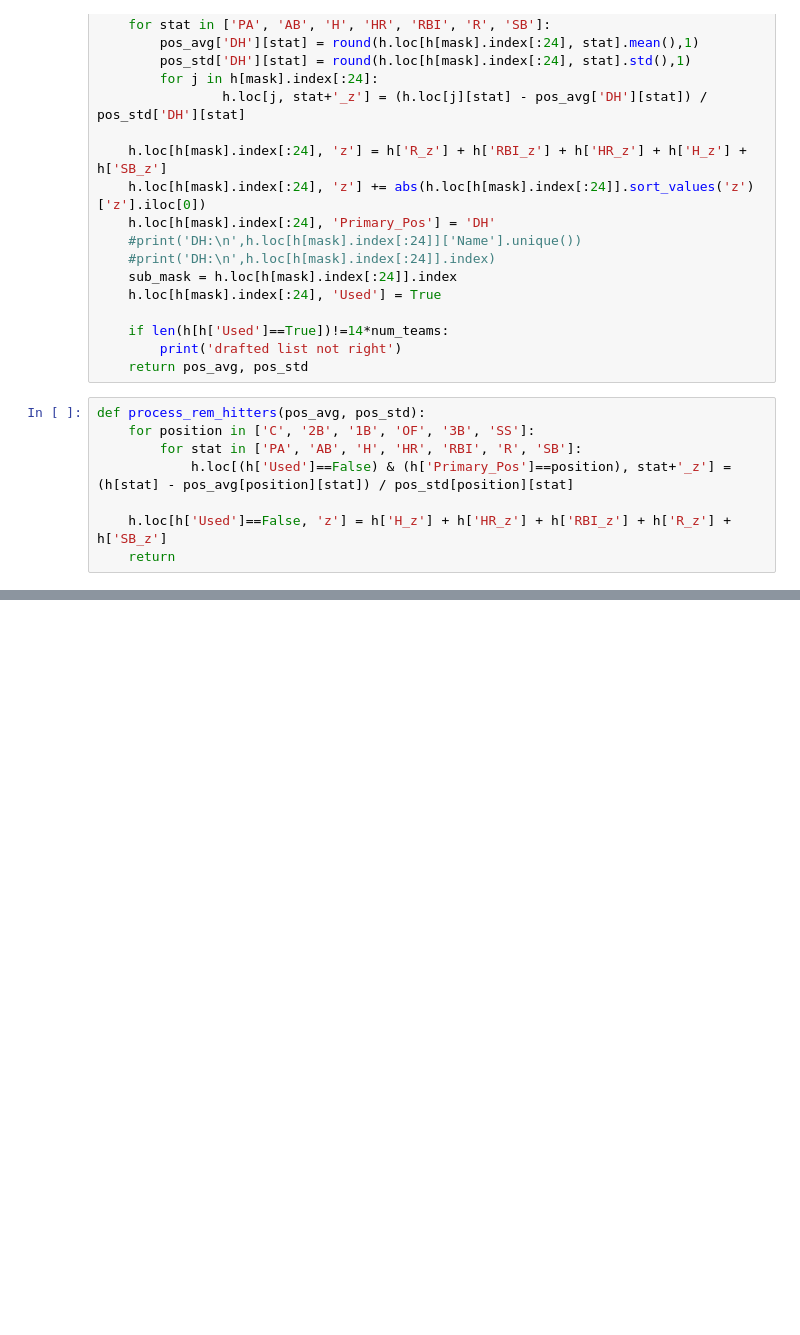
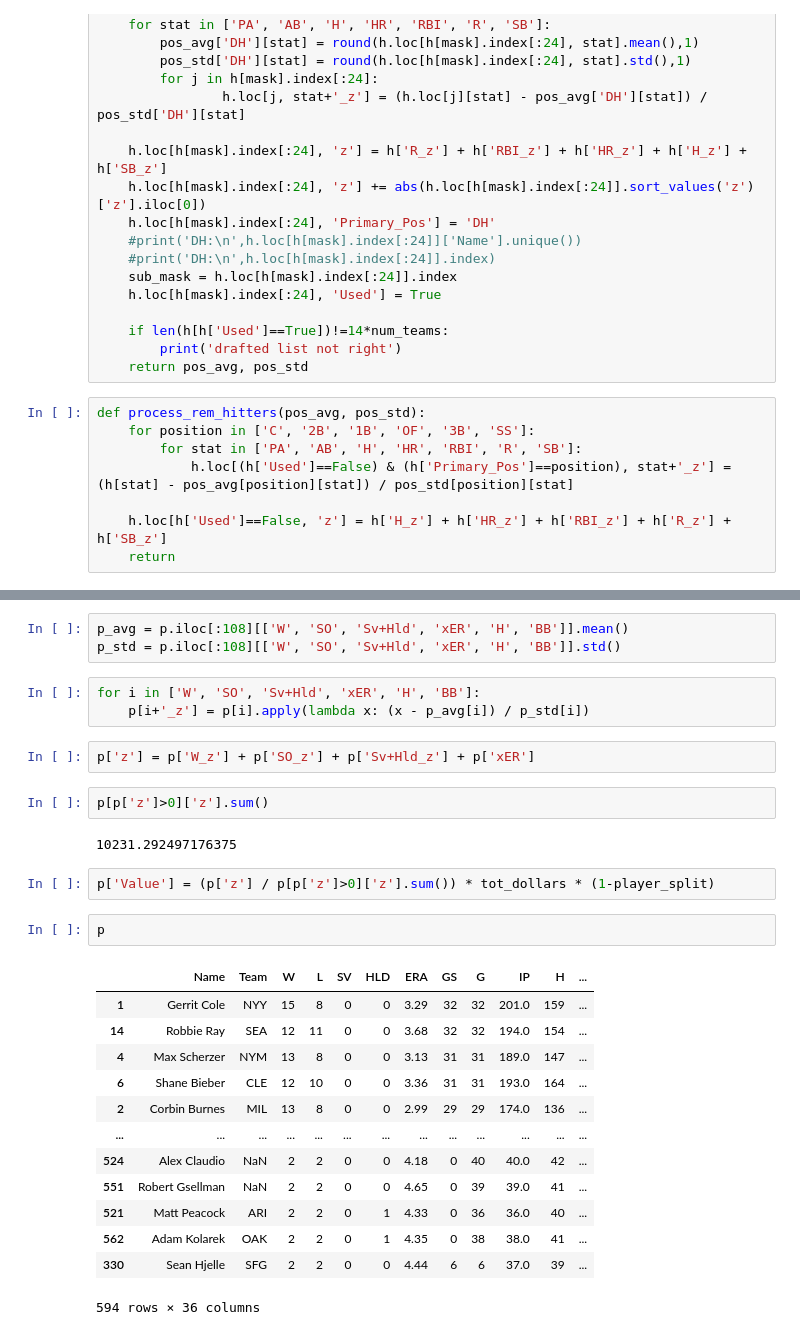
Before and after one commit to haueter19/baseball, a Jupyter notebook: Fantasy Work.ipynb, the cells around one changed output, grey strips where cells are left out. Drawn from its saved outputs; the diff is of its cells as text; blank space fills up the shorter version.

```diff
--- a/Fantasy Work.ipynb
+++ b/Fantasy Work.ipynb
@@ -191,0 +175,30 @@ h.sort_values('Value', ascending=False).head(10)
+# %%
+p_avg = p.iloc[:108][['W', 'SO', 'Sv+Hld', 'xER', 'H', 'BB']].mean()
+p_std = p.iloc[:108][['W', 'SO', 'Sv+Hld', 'xER', 'H', 'BB']].std()
+# %%
+for i in ['W', 'SO', 'Sv+Hld', 'xER', 'H', 'BB']:
+    p[i+'_z'] = p[i].apply(lambda x: (x - p_avg[i]) / p_std[i])
+# %%
+p['z'] = p['W_z'] + p['SO_z'] + p['Sv+Hld_z'] + p['xER']
+# %%
+p[p['z']>0]['z'].sum()
+# %% [output]
+10231.292497176375
+# %%
+p['Value'] = (p['z'] / p[p['z']>0]['z'].sum()) * tot_dollars * (1-player_split)
+# %%
+p
+# %% [output]
+|  | Name | Team | W | L | SV | HLD | ERA | GS | G | IP | H | ... |
+| 1 | Gerrit Cole | NYY | 15 | 8 | 0 | 0 | 3.29 | 32 | 32 | 201.0 | 159 | ... |
+| 14 | Robbie Ray | SEA | 12 | 11 | 0 | 0 | 3.68 | 32 | 32 | 194.0 | 154 | ... |
+| 4 | Max Scherzer | NYM | 13 | 8 | 0 | 0 | 3.13 | 31 | 31 | 189.0 | 147 | ... |
+| 6 | Shane Bieber | CLE | 12 | 10 | 0 | 0 | 3.36 | 31 | 31 | 193.0 | 164 | ... |
+| 2 | Corbin Burnes | MIL | 13 | 8 | 0 | 0 | 2.99 | 29 | 29 | 174.0 | 136 | ... |
+| ... | ... | ... | ... | ... | ... | ... | ... | ... | ... | ... | ... | ... |
+| 524 | Alex Claudio | NaN | 2 | 2 | 0 | 0 | 4.18 | 0 | 40 | 40.0 | 42 | ... |
+| 551 | Robert Gsellman | NaN | 2 | 2 | 0 | 0 | 4.65 | 0 | 39 | 39.0 | 41 | ... |
+| 521 | Matt Peacock | ARI | 2 | 2 | 0 | 1 | 4.33 | 0 | 36 | 36.0 | 40 | ... |
+| 562 | Adam Kolarek | OAK | 2 | 2 | 0 | 1 | 4.35 | 0 | 38 | 38.0 | 41 | ... |
+| 330 | Sean Hjelle | SFG | 2 | 2 | 0 | 0 | 4.44 | 6 | 6 | 37.0 | 39 | ... |
+594 rows × 36 columns
```
Also changed, not shown: parts of 11 cells of this notebook.
